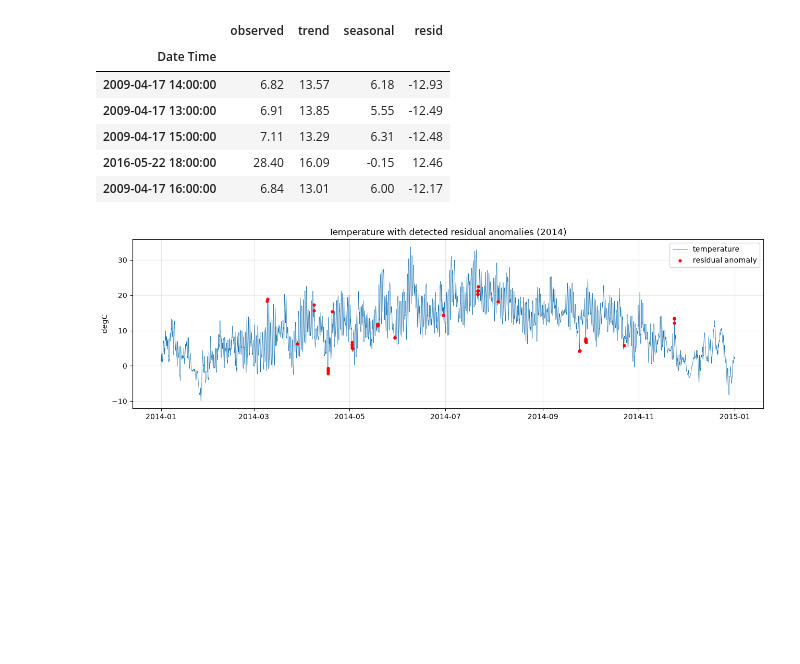
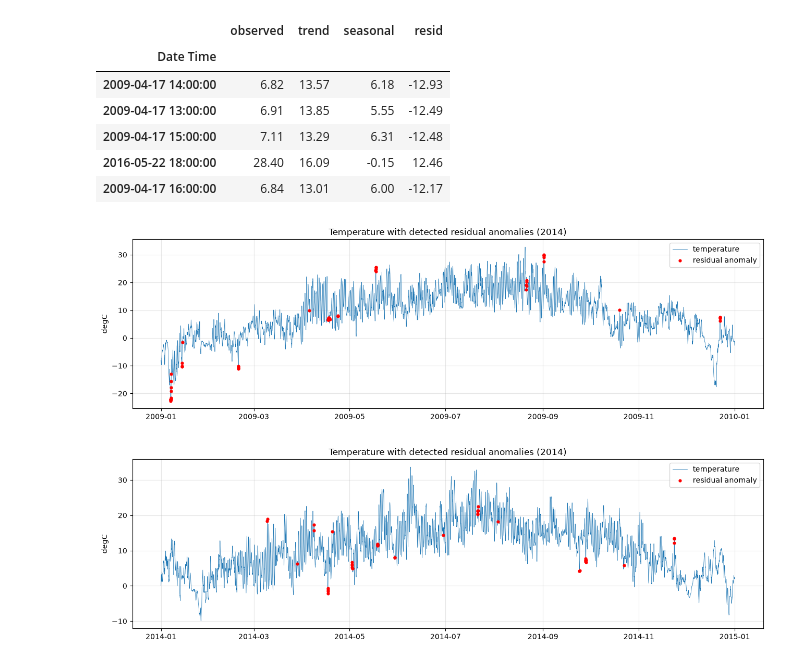
Before and after one commit to bellosahmed/time_series_hci, a Jupyter notebook: v1/notebooks/02_methods_and_evaluation.ipynb, the cells around one changed output. Cells and saved outputs as stored; diff of their text form; code cells hidden in the pictures; blank space fills up the shorter version.

Commit message:
Notebooks: add availability, skewness, multi-sensor cells

```diff
--- a/v1/notebooks/02_methods_and_evaluation.ipynb
+++ b/v1/notebooks/02_methods_and_evaluation.ipynb
@@ -262,6 +292,17 @@ Top 5 temperature anomalies (largest residual):
 | 2009-04-17 15:00:00 | 7.11 | 13.29 | 6.31 | -12.48 |
 | 2016-05-22 18:00:00 | 28.40 | 16.09 | -0.15 | 12.46 |
 | 2009-04-17 16:00:00 | 6.84 | 13.01 | 6.00 | -12.17 |
+# %%
+year = df.loc["2009", SENSOR]
+ya = ra.reindex(year.index).fillna(False)
+fig, ax = plt.subplots(figsize=(13, 4))
+ax.plot(year.index, year.values, linewidth=0.5, label="temperature")
+ax.scatter(year.index[ya], year[ya], color="red", s=12, zorder=3, label="residual anomaly")
+ax.set_title("Temperature with detected residual anomalies (2014)")
+ax.set_ylabel("degC"); ax.legend(); ax.grid(True, alpha=0.3)
+plt.tight_layout(); plt.show()
+# %% [output]
+[figure, added]
 # %%
 year = df.loc["2014", SENSOR]
 ya = ra.reindex(year.index).fillna(False)
```
Also changed, not shown: parts of 3 cells of this notebook, 1 other file.
